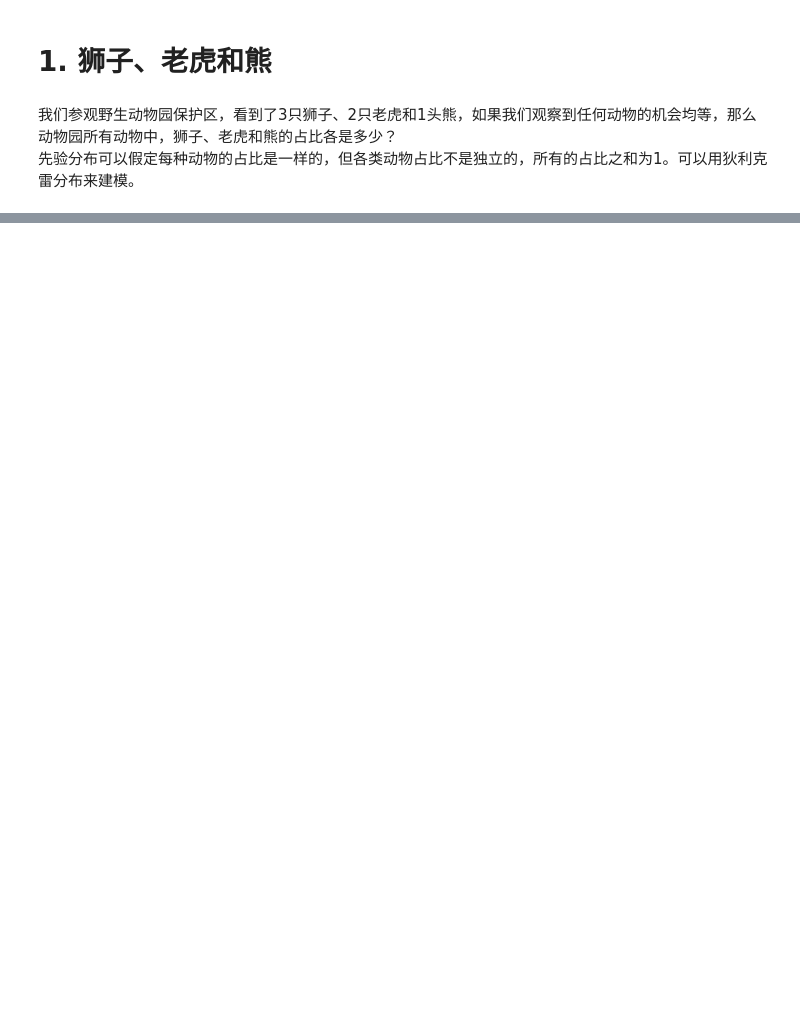
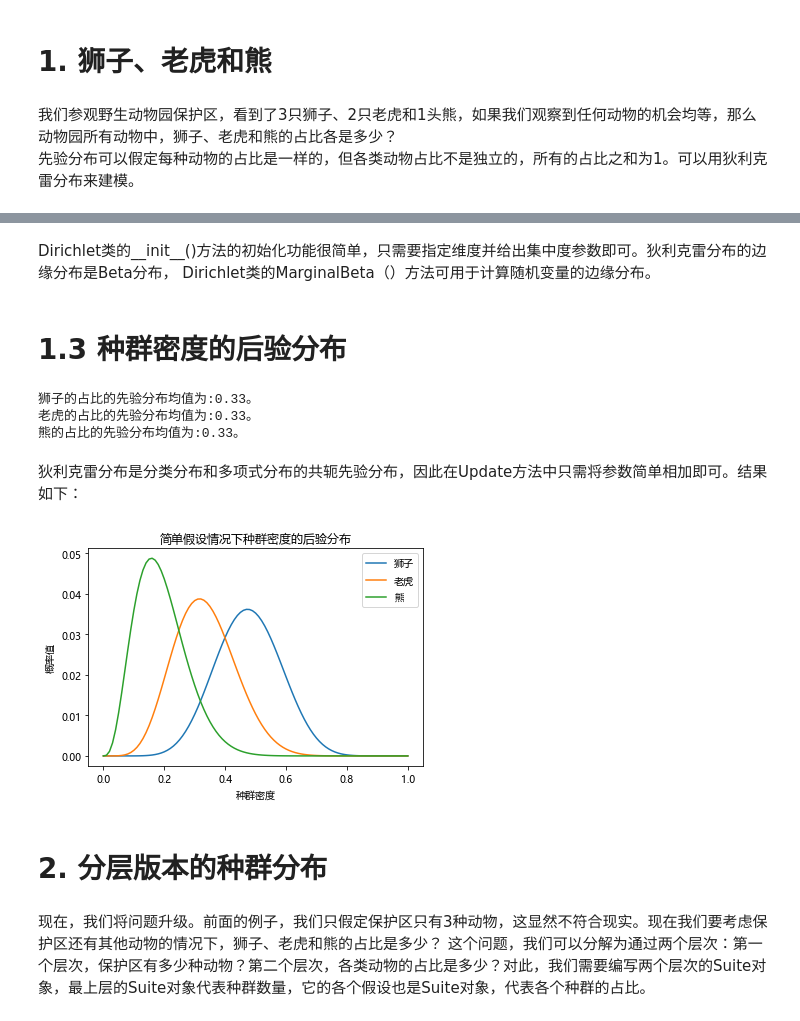
Before and after one commit to HuRongxing/thinkbayes, a Jupyter notebook: 贝叶斯联合后验分布.ipynb, the cells around one changed output, grey strips where cells are left out. Drawn from its saved outputs; the diff is of its cells as text; code cells hidden in the pictures; blank space fills up the shorter version.

```diff
--- a/贝叶斯联合后验分布.ipynb
+++ b/贝叶斯联合后验分布.ipynb
@@ -89,3 +111,44 @@ class Dirichlet(object):
         alpha0 = self.params.sum()
         ps = self.params / alpha0
         return MakePmfFromItems(zip(xs, ps), name=name)
+# %% [markdown]
+ Dirichlet类的__init__()方法的初始化功能很简单，只需要指定维度并给出集中度参数即可。狄利克雷分布的边缘分布是Beta分布， Dirichlet类的MarginalBeta（）方法可用于计算随机变量的边缘分布。
+# %% [markdown]
+# 1.3 种群密度的后验分布
+# %%
+dirichlet = Dirichlet(3)
+names = ['狮子','老虎','熊']
+for i in range(3):
+    beta = dirichlet.MarginalBeta(i)
+    print(F"{names[i]}的占比的先验分布均值为:{beta.Mean():.02}。")
+# %% [output]
+狮子的占比的先验分布均值为:0.33。
+老虎的占比的先验分布均值为:0.33。
+熊的占比的先验分布均值为:0.33。
+# %% [markdown]
+狄利克雷分布是分类分布和多项式分布的共轭先验分布，因此在Update方法中只需将参数简单相加即可。结果如下：
+# %%
+data = [3,2,1]
+dirichlet.Update(data)
+
+import matplotlib.pyplot as plt
+plt.figure(figsize=(6,4))
+for i in range(3):
+    beta = dirichlet.MarginalBeta(i)
+    beta_pmf = beta.MakePmf()
+
+    x,y = zip(*beta_pmf.Items())
+    plt.plot(x,y,label=names[i])
+
+plt.title("简单假设情况下种群密度的后验分布")
+plt.xlabel('种群密度')
+plt.ylabel('概率值')
+plt.legend()
+plt.show()
+# %% [output]
+[figure, added]
+# %% [markdown]
+# 2. 分层版本的种群分布
+# %% [markdown]
+现在，我们将问题升级。前面的例子，我们只假定保护区只有3种动物，这显然不符合现实。现在我们要考虑保护区还有其他动物的情况下，狮子、老虎和熊的占比是多少？
+这个问题，我们可以分解为通过两个层次：第一个层次，保护区有多少种动物？第二个层次，各类动物的占比是多少？对此，我们需要编写两个层次的Suite对象，最上层的Suite对象代表种群数量，它的各个假设也是Suite对象，代表各个种群的占比。
```
Also changed, not shown: parts of 13 cells of this notebook, 4 other files.
